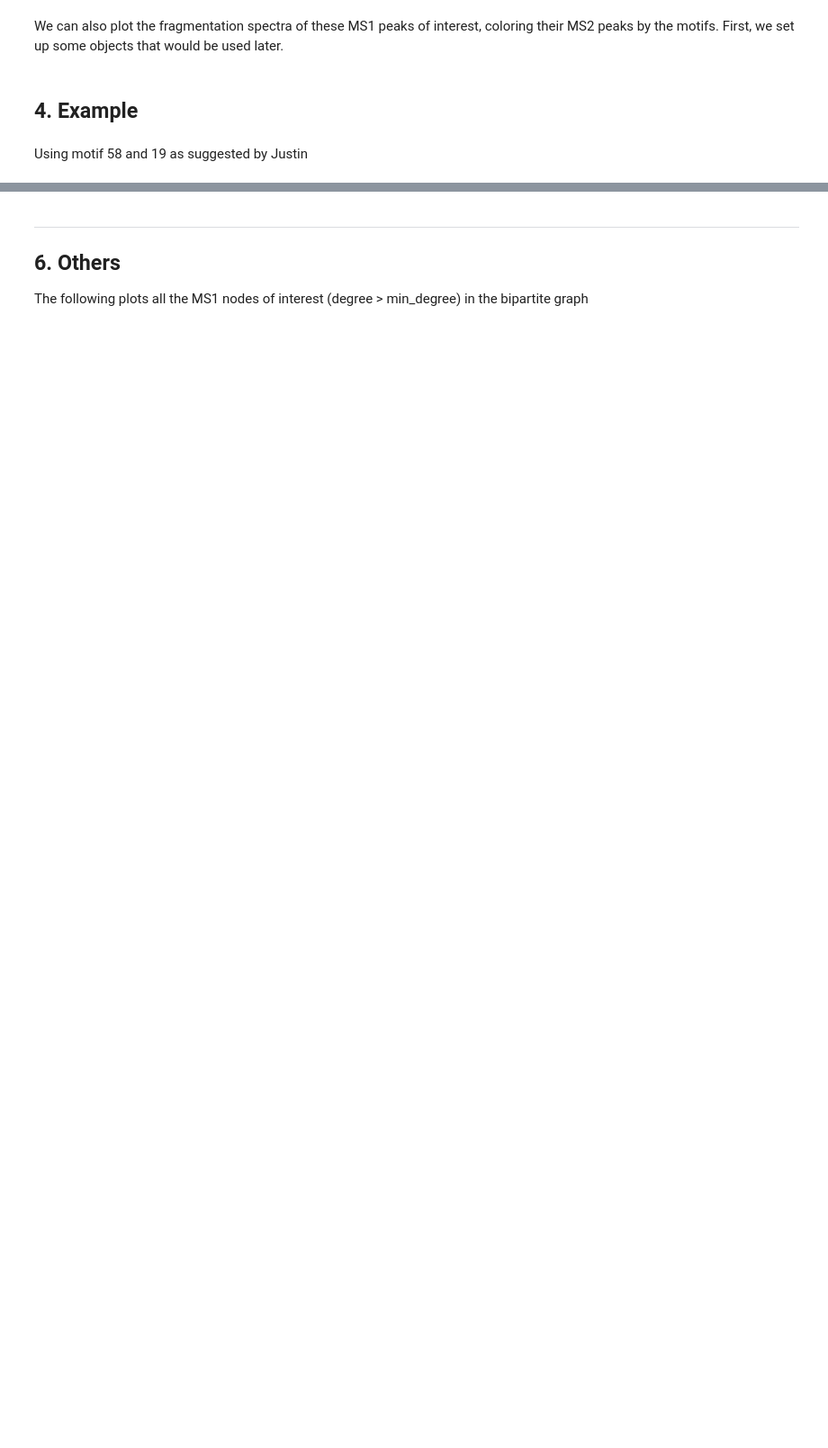
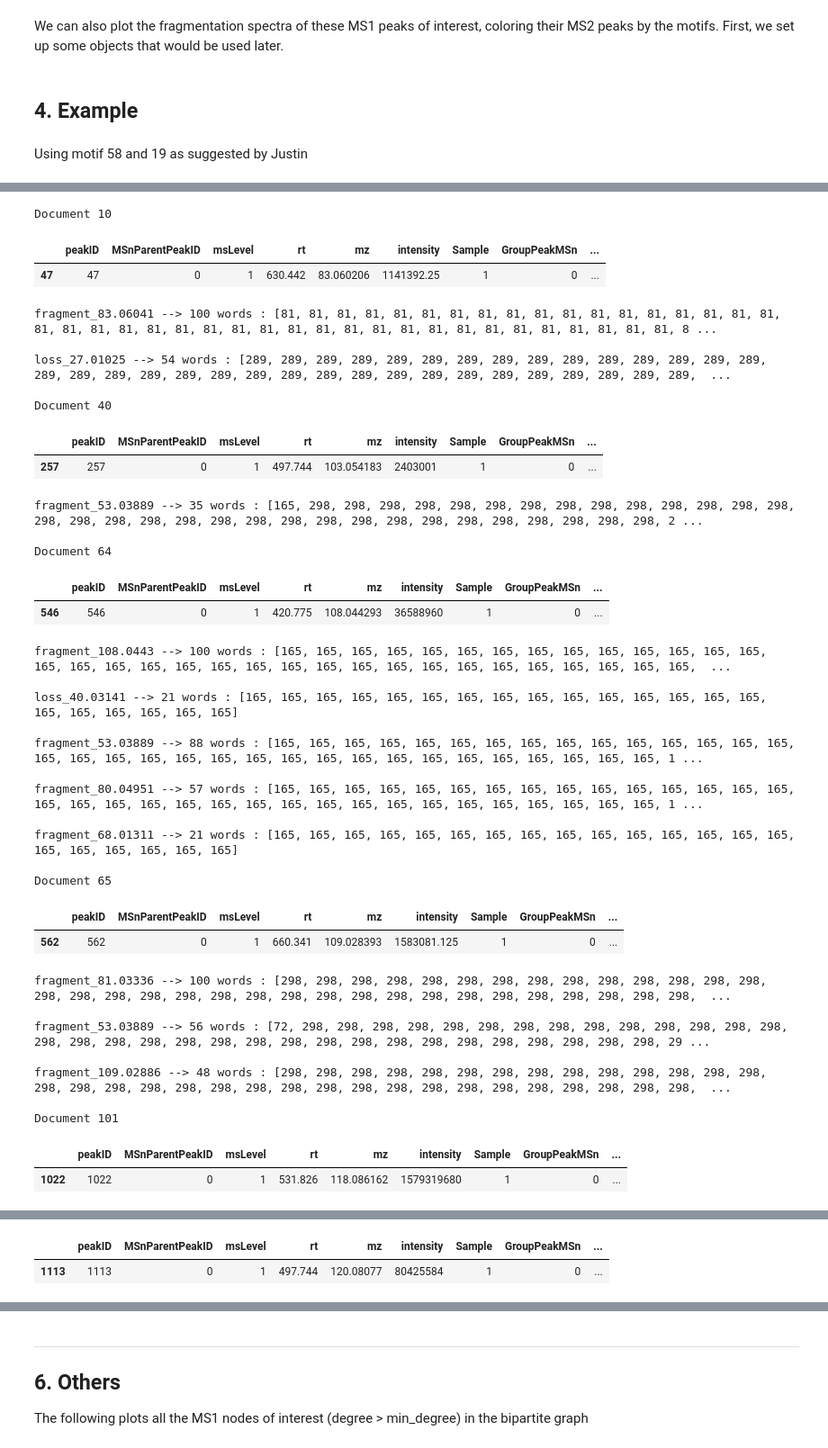
Before and after one commit to sdrogers/MS2LDA, a Jupyter notebook: notebooks/network_demo.ipynb, the cells around one changed output, grey strips where cells are left out. Shown at 90% size. Cells and saved outputs as stored; diff of their text form; code cells hidden in the pictures; blank space fills up the shorter version.

```diff
--- a/notebooks/network_demo.ipynb
+++ b/notebooks/network_demo.ipynb
@@ -128,0 +132,3 @@ set([25054])
+# %%
+d = np.nonzero((ms2lda.ms1['peakID']==25054).values)[0]
+d = np.asscalar(d)
@@ -128,0 +137,71 @@ set([25054])
+# %%
+for d in range(ms2lda.model.D):
+
+    document = ms2lda.df.iloc[[d]]
+    word_idx = utils.word_indices(document)
+    results = {}
+    for pos in range(len(word_idx)):
+        n = word_idx[pos]
+        k = ms2lda.model.Z[(d, pos)]
+        if k in motifs_of_interest:
+            word = ms2lda.vocab[n]
+            if word in results:
+                results[word].append(k)
+            else:
+                results[word] = [k]
+
+    found = False
+    lim = 20
+    for word in results:
+        topics = sorted(results[word])
+        if len(topics) > lim and len(set(topics))>1:
+            for k in topics:
+                if ms2lda.doc_topic[d, k] > 0:
+                    found = True
+
+    if found:
+        print "Document %d" % d
+        display(ms2lda.ms1.iloc[[d]])
+        for word in results:
+            topics = sorted(results[word])
+            if len(topics) > lim:
+                print "%s --> %d words : %s" % (word, len(topics), topics)
+                print
+# %% [output]
+Document 10
+|  | peakID | MSnParentPeakID | msLevel | rt | mz | intensity | Sample | GroupPeakMSn | ... |
+| 47 | 47 | 0 | 1 | 630.442 | 83.060206 | 1141392.25 | 1 | 0 | ... |
+fragment_83.06041 --> 100 words : [81, 81, 81, 81, 81, 81, 81, 81, 81, 81, 81, 81, 81, 81, 81, 81, 81, 81, 81, 81, 81, 81, 81, 81, 81, 81, 81, 81, 81, 81, 81, 81, 81, 81, 81, 81, 81, 81, 81, 81, 81, 8 ...
+
+loss_27.01025 --> 54 words : [289, 289, 289, 289, 289, 289, 289, 289, 289, 289, 289, 289, 289, 289, 289, 289, 289, 289, 289, 289, 289, 289, 289, 289, 289, 289, 289, 289, 289, 289, 289, 289, 289, 289,  ...
+
+Document 40
+|  | peakID | MSnParentPeakID | msLevel | rt | mz | intensity | Sample | GroupPeakMSn | ... |
+| 257 | 257 | 0 | 1 | 497.744 | 103.054183 | 2403001 | 1 | 0 | ... |
+fragment_53.03889 --> 35 words : [165, 298, 298, 298, 298, 298, 298, 298, 298, 298, 298, 298, 298, 298, 298, 298, 298, 298, 298, 298, 298, 298, 298, 298, 298, 298, 298, 298, 298, 298, 298, 298, 298, 2 ...
+
+Document 64
+|  | peakID | MSnParentPeakID | msLevel | rt | mz | intensity | Sample | GroupPeakMSn | ... |
+| 546 | 546 | 0 | 1 | 420.775 | 108.044293 | 36588960 | 1 | 0 | ... |
+fragment_108.0443 --> 100 words : [165, 165, 165, 165, 165, 165, 165, 165, 165, 165, 165, 165, 165, 165, 165, 165, 165, 165, 165, 165, 165, 165, 165, 165, 165, 165, 165, 165, 165, 165, 165, 165, 165,  ...
+
+loss_40.03141 --> 21 words : [165, 165, 165, 165, 165, 165, 165, 165, 165, 165, 165, 165, 165, 165, 165, 165, 165, 165, 165, 165, 165]
+
+fragment_53.03889 --> 88 words : [165, 165, 165, 165, 165, 165, 165, 165, 165, 165, 165, 165, 165, 165, 165, 165, 165, 165, 165, 165, 165, 165, 165, 165, 165, 165, 165, 165, 165, 165, 165, 165, 165, 1 ...
+
+fragment_80.04951 --> 57 words : [165, 165, 165, 165, 165, 165, 165, 165, 165, 165, 165, 165, 165, 165, 165, 165, 165, 165, 165, 165, 165, 165, 165, 165, 165, 165, 165, 165, 165, 165, 165, 165, 165, 1 ...
+
+fragment_68.01311 --> 21 words : [165, 165, 165, 165, 165, 165, 165, 165, 165, 165, 165, 165, 165, 165, 165, 165, 165, 165, 165, 165, 165]
+
+Document 65
+|  | peakID | MSnParentPeakID | msLevel | rt | mz | intensity | Sample | GroupPeakMSn | ... |
+| 562 | 562 | 0 | 1 | 660.341 | 109.028393 | 1583081.125 | 1 | 0 | ... |
+fragment_81.03336 --> 100 words : [298, 298, 298, 298, 298, 298, 298, 298, 298, 298, 298, 298, 298, 298, 298, 298, 298, 298, 298, 298, 298, 298, 298, 298, 298, 298, 298, 298, 298, 298, 298, 298, 298,  ...
+
+fragment_53.03889 --> 56 words : [72, 298, 298, 298, 298, 298, 298, 298, 298, 298, 298, 298, 298, 298, 298, 298, 298, 298, 298, 298, 298, 298, 298, 298, 298, 298, 298, 298, 298, 298, 298, 298, 298, 29 ...
+
+fragment_109.02886 --> 48 words : [298, 298, 298, 298, 298, 298, 298, 298, 298, 298, 298, 298, 298, 298, 298, 298, 298, 298, 298, 298, 298, 298, 298, 298, 298, 298, 298, 298, 298, 298, 298, 298, 298,  ...
+
+Document 101
+|  | peakID | MSnParentPeakID | msLevel | rt | mz | intensity | Sample | GroupPeakMSn | ... |
+| 1022 | 1022 | 0 | 1 | 531.826 | 118.086162 | 1579319680 | 1 | 0 | ... |
@@ -128,0 +219,2 @@ set([25054])
+|  | peakID | MSnParentPeakID | msLevel | rt | mz | intensity | Sample | GroupPeakMSn | ... |
+| 1113 | 1113 | 0 | 1 | 497.744 | 120.08077 | 80425584 | 1 | 0 | ... |
```
Also changed, not shown: parts of 13 cells of this notebook, 30 other files.
